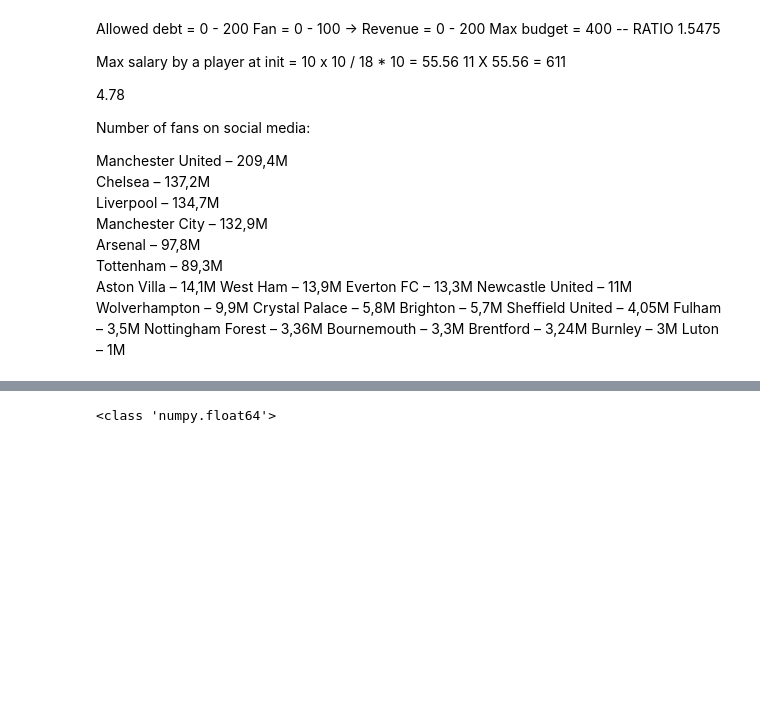
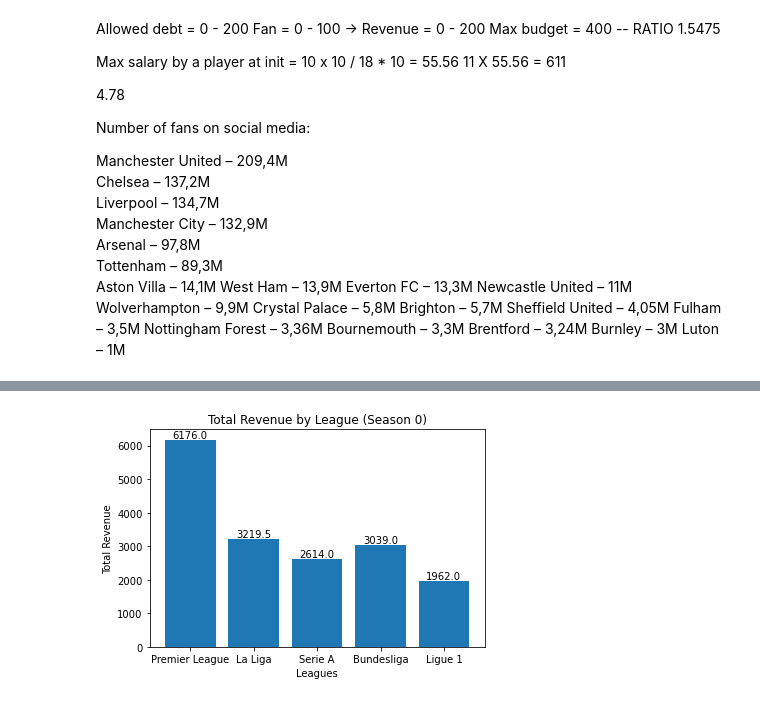
Before and after one commit to SanSHHS/Individual_Project, a Jupyter notebook: testing.ipynb, the cells around one changed output, grey strips where cells are left out. Saved outputs shown, nothing was run; the diff lists cells and outputs as text; code cells hidden in the pictures; blank space fills up the shorter version.

```diff
--- a/testing.ipynb
+++ b/testing.ipynb
@@ -267,4 +184,33 @@ Season
-# %%
-print(type(results_df["Team size"][0]))
-# %% [output]
-<class 'numpy.float64'>
+# %%
+
+# Group the data by 'Season' and 'league_range'
+grouped_data = results_df.groupby(['Season', 'league_range'])
+
+# Initialize a dictionary to store total revenue for each league
+total_revenue_by_league = {}
+
+# Iterate through the grouped data to calculate total revenue for each league in the first season
+for group, data in grouped_data:
+    season, league_range = group
+    if season == 0:  # Check if it's the first season (season number starts from 0)
+        total_revenue = data['Total revenue by league'].iloc[0]  # The total revenue is the same for all clubs in the same league and step
+        for league, revenue in total_revenue.items():
+            total_revenue_by_league[league] = total_revenue_by_league.get(league, 0) + revenue
+
+# Extracting league names and revenue values
+leagues = list(total_revenue_by_league.keys())
+revenues = list(total_revenue_by_league.values())
+
+# Plotting the histogram for the first season
+plt.bar(leagues, revenues)
+plt.xlabel('Leagues')
+plt.ylabel('Total Revenue')
+plt.title('Total Revenue by League (Season 0)')
+
+# Adding the total revenue numbers on top of each bar
+for i, revenue in enumerate(revenues):
+    plt.text(i, revenue, str(revenue), ha='center', va='bottom')
+
+plt.show()
+# %% [output]
+[figure, added]
```
Also changed, not shown: parts of 11 cells of this notebook, 2 other files.
